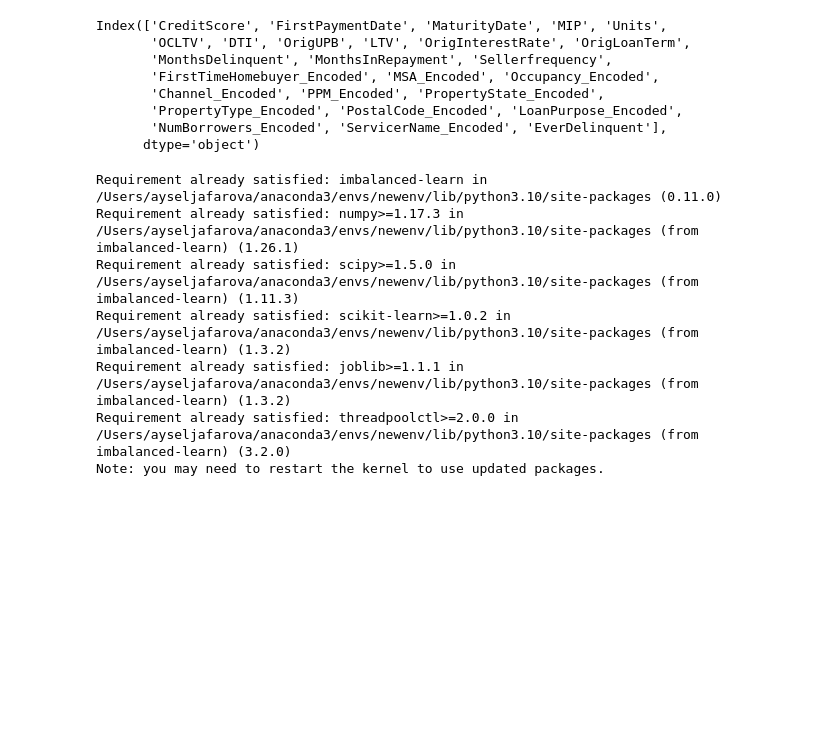
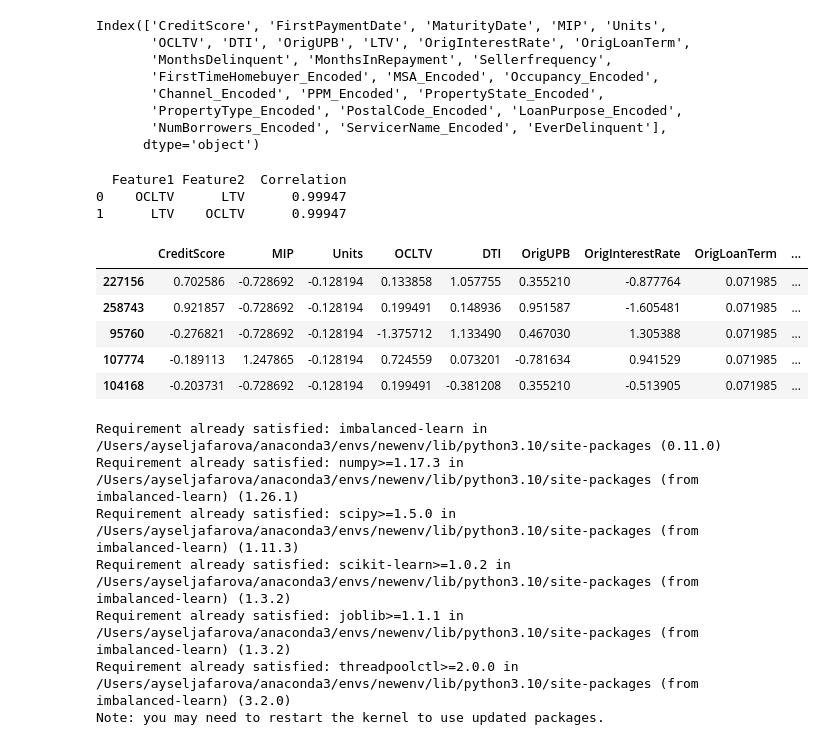
Before and after one commit to Technocolabs100/Mortgage-Prepayment-Analysis-and-Prediction, a Jupyter notebook: Mortgage_analysis.ipynb, the cells around one changed output. Saved outputs shown, nothing was run; the diff lists cells and outputs as text; code cells hidden in the pictures; blank space fills up the shorter version.

```diff
--- a/Mortgage_analysis.ipynb
+++ b/Mortgage_analysis.ipynb
@@ -281,0 +279,40 @@ target = df_scaled["EverDelinquent"]
+# %%
+import pandas as pd
+
+
+correlation_matrix = df_scaled.corr()
+
+threshold = 0.8
+
+
+highly_correlated_pairs = [(i, j, correlation_matrix.loc[i, j])
+						   for i in correlation_matrix.columns
+						   for j in correlation_matrix.columns
+						   if i != j and abs(correlation_matrix.loc[i, j]) > threshold]
+
+
+highly_correlated_df = pd.DataFrame(highly_correlated_pairs, columns=['Feature1', 'Feature2', 'Correlation'])
+
+print(highly_correlated_df)
+# %% [output]
+  Feature1 Feature2  Correlation
+0    OCLTV      LTV      0.99947
+1      LTV    OCLTV      0.99947
+# %%
+from sklearn.linear_model import LogisticRegression
+
+model = LogisticRegression(penalty='l1', solver='liblinear')
+model.fit(X_train, y_train)
+
+# Get the coefficients of the features
+model_coefficients = pd.DataFrame(model.coef_.reshape(-1), index=X_train.columns, columns=['Coefficient'])
+selected_features = model_coefficients[model_coefficients['Coefficient'] != 0].index
+X_selected = X_train[selected_features]
+X_selected.head()
+# %% [output]
+|  | CreditScore | MIP | Units | OCLTV | DTI | OrigUPB | OrigInterestRate | OrigLoanTerm | ... |
+| 227156 | 0.702586 | -0.728692 | -0.128194 | 0.133858 | 1.057755 | 0.355210 | -0.877764 | 0.071985 | ... |
+| 258743 | 0.921857 | -0.728692 | -0.128194 | 0.199491 | 0.148936 | 0.951587 | -1.605481 | 0.071985 | ... |
+| 95760 | -0.276821 | -0.728692 | -0.128194 | -1.375712 | 1.133490 | 0.467030 | 1.305388 | 0.071985 | ... |
+| 107774 | -0.189113 | 1.247865 | -0.128194 | 0.724559 | 0.073201 | -0.781634 | 0.941529 | 0.071985 | ... |
+| 104168 | -0.203731 | -0.728692 | -0.128194 | 0.199491 | -0.381208 | 0.355210 | -0.513905 | 0.071985 | ... |
```
Also changed, not shown: parts of 3 cells of this notebook, 1 other file.
